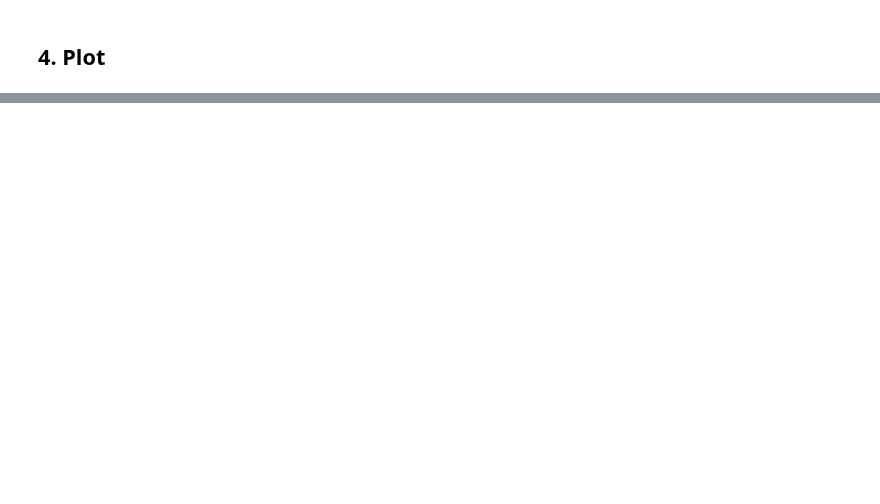
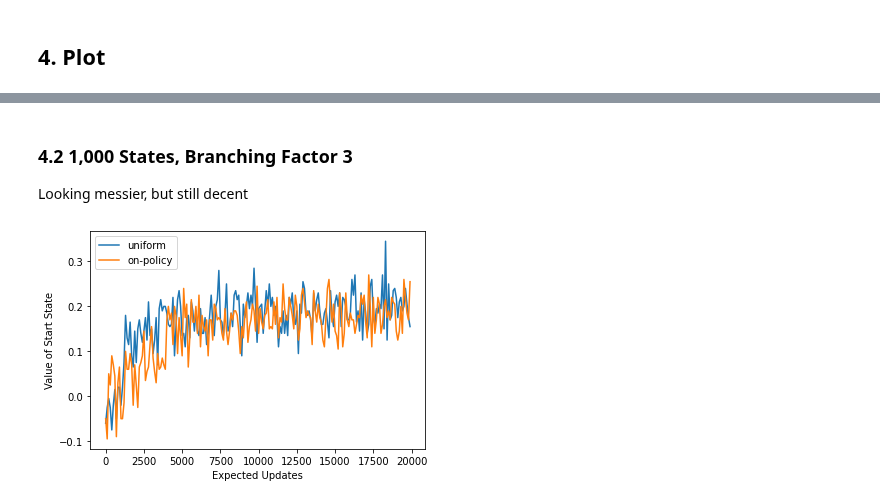
Before and after one commit to MaraTomasek/ML-Notebooks, a Jupyter notebook: Reinforcement_Learning/ch8-trajectory_sampling.ipynb, the cells around one changed output, grey strips where cells are left out. Drawn from its saved outputs; the diff is of its cells as text; code cells hidden in the pictures; blank space fills up the shorter version.

```diff
--- a/Reinforcement_Learning/ch8-trajectory_sampling.ipynb
+++ b/Reinforcement_Learning/ch8-trajectory_sampling.ipynb
@@ -215,0 +250,7 @@ def plot(reward_uniform, reward_on_policy, exp_updates):
+# %% [markdown]
+### 4.2 1,000 States, Branching Factor 3
+Looking messier, but still decent
+# %%
+plot(uniform_reward2, traject_reward2, exp_updates1)
+# %% [output]
+[figure, added]
```
Also changed, not shown: parts of 22 cells of this notebook.
